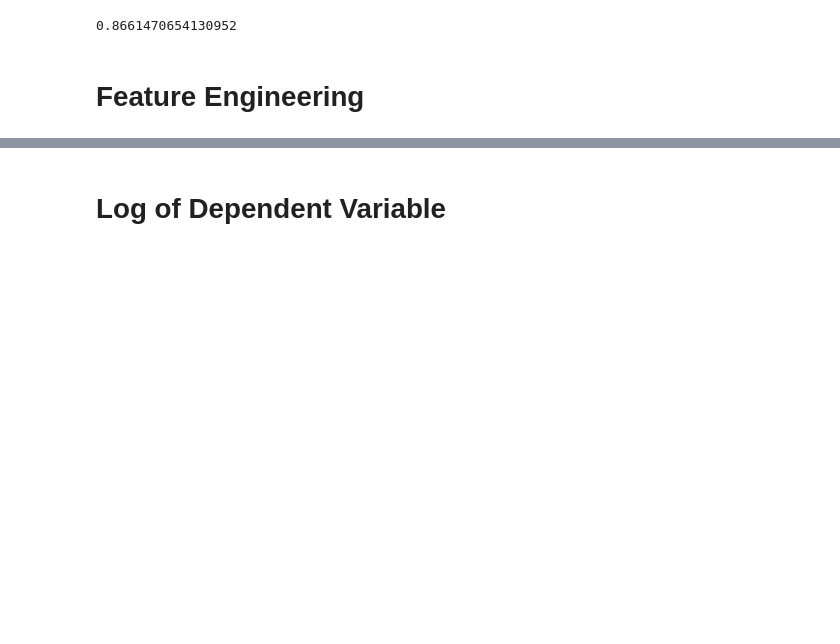
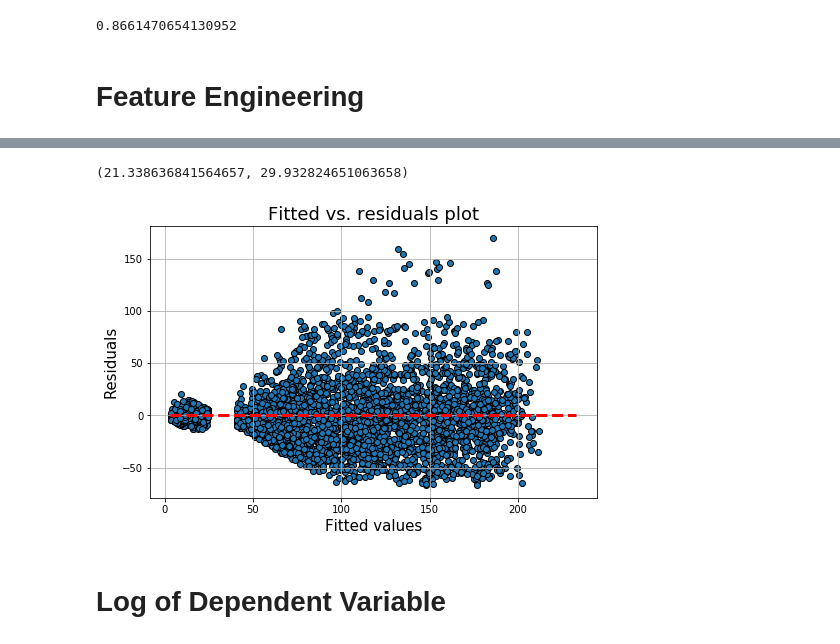
Before and after one commit to MySachin2/PredictiveMaintenance, a Jupyter notebook: Predictive_Maintenance_ML_Project.ipynb, the cells around one changed output, grey strips where cells are left out. Cells and saved outputs as stored; diff of their text form; code cells hidden in the pictures; blank space fills up the shorter version.

```diff
--- a/Predictive_Maintenance_ML_Project.ipynb
+++ b/Predictive_Maintenance_ML_Project.ipynb
@@ -805,3 +808,25 @@ regressor.score(X_test_selected, y_test)
+# %%
+y_pred = regressor.predict(X_test)
+residuals = y_test - y_pred
+mae = residuals.abs().mean()
+mse = ((residuals**2).sum()/len(residuals))
+rmse = np.sqrt(mse)
+mae,rmse
+# %% [output]
+(21.338636841564657, 29.932824651063658)
+# %%
+plt.figure(figsize=(8,5))
+p= plt.scatter(x=y_pred,y=residuals,edgecolor='k')
+xmin = min(y_pred)
+xmax = max(y_pred)
+plt.hlines(y=0,xmin=xmin*0.9,xmax=xmax*1.1,color='red',linestyle='--',lw=3)
+plt.xlabel("Fitted values",fontsize=15)
+plt.ylabel("Residuals",fontsize=15)
+plt.title("Fitted vs. residuals plot",fontsize=18)
+plt.grid(True)
+plt.show()
+# %% [output]
+[figure, added]
 # %% [markdown]
 # Log of Dependent Variable
 # %%
```
Also changed, not shown: parts of 14 cells of this notebook.
